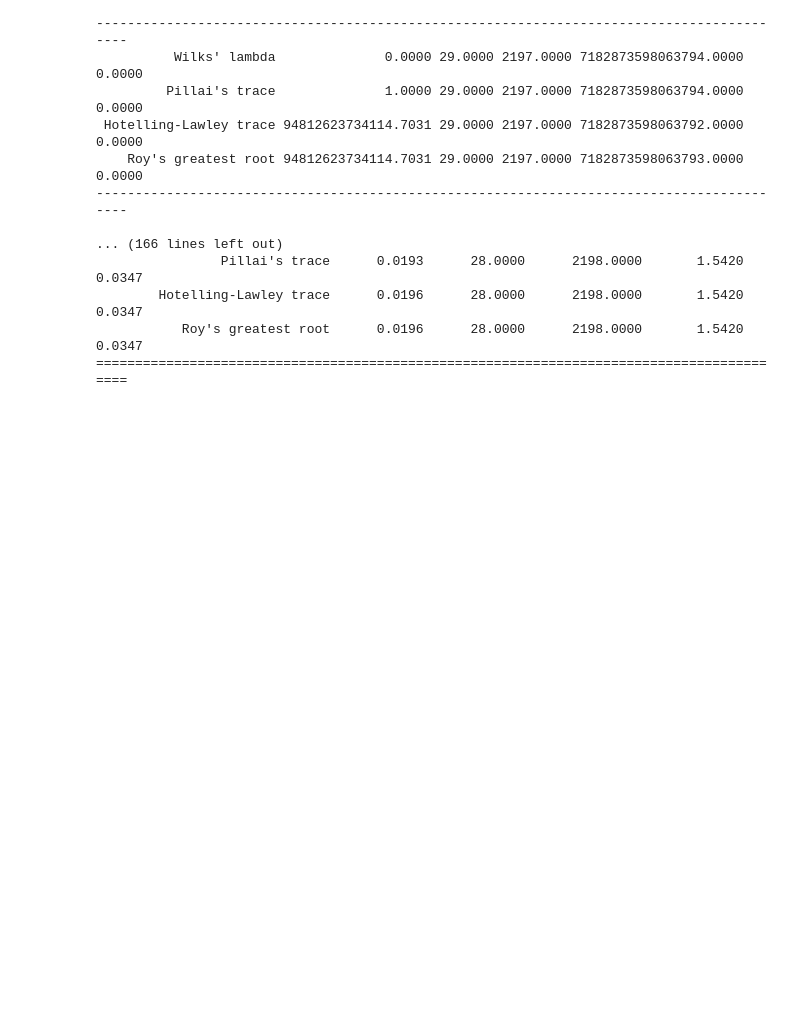
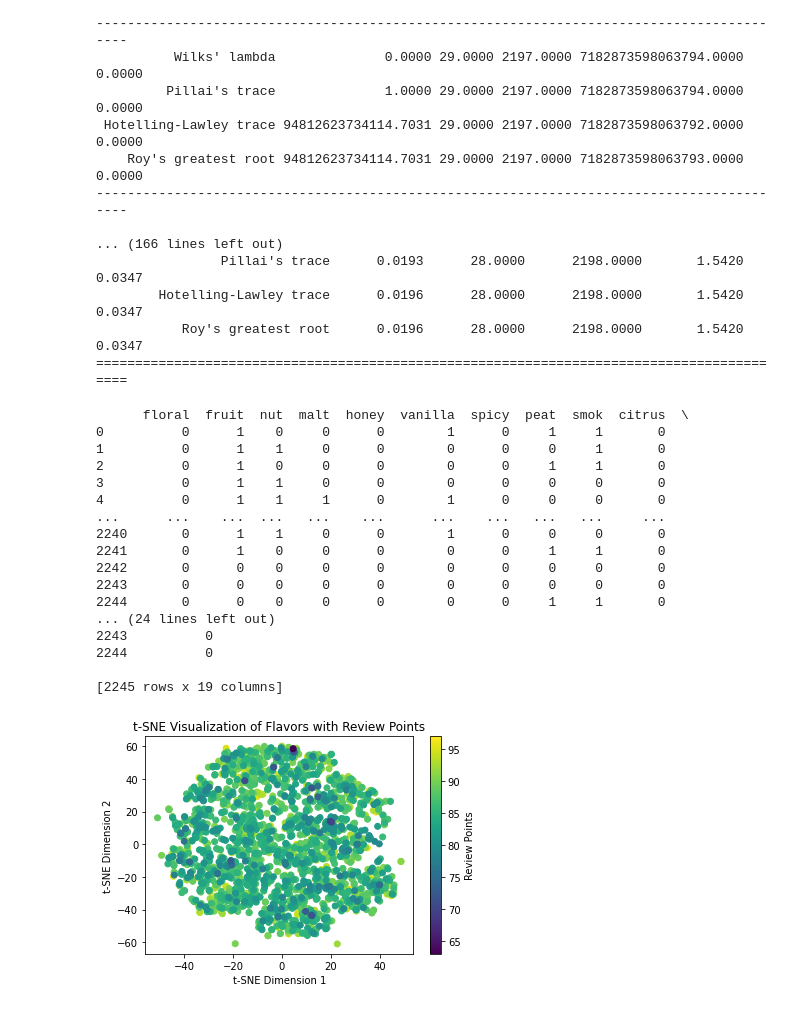
Before and after one commit to franciskoinno/whisky_analysis, a Jupyter notebook: data_analysis_whisky.ipynb, the cells around one changed output. Saved outputs shown, nothing was run; the diff lists cells and outputs as text; code cells hidden in the pictures; blank space fills up the shorter version.

```diff
--- a/data_analysis_whisky.ipynb
+++ b/data_analysis_whisky.ipynb
@@ -293,3 +293,50 @@ print(result.summary())
         Hotelling-Lawley trace      0.0196      28.0000      2198.0000       1.5420      0.0347
            Roy's greatest root      0.0196      28.0000      2198.0000       1.5420      0.0347
 ==========================================================================================
+# %%
+#t-sne
+import pandas as pd
+from sklearn.manifold import TSNE
+import matplotlib.pyplot as plt
+
+# Load the CSV data into a DataFrame
+data = pd.read_csv('whisky_data_processed.csv', encoding = "ISO-8859-1")
+
+# Extract flavor columns
+flavor_columns = ['floral', 'fruit', 'nut', 'malt', 'honey', 'vanilla', 'spicy', 'peat', 'smok', 'citrus', 'raisin', 'deep', 'complex', 'cinnamon', 'sweet', 'caramel', 'pepper', 'leather', 'chocolate']
+flavors = data[flavor_columns]
+print(flavors)
+
+# Extract review points
+review_points = data['point']
+
+# Apply t-SNE
+tsne = TSNE(n_components=2, random_state=42)
+flavors_tsne = tsne.fit_transform(flavors)
+
+# Create a scatter plot of the t-SNE embeddings, color-coded by review points
+plt.scatter(flavors_tsne[:, 0], flavors_tsne[:, 1], c=review_points, cmap='viridis')
+plt.xlabel('t-SNE Dimension 1')
+plt.ylabel('t-SNE Dimension 2')
+plt.title('t-SNE Visualization of Flavors with Review Points')
+plt.colorbar(label='Review Points')
+plt.show()
+# %% [output]
+      floral  fruit  nut  malt  honey  vanilla  spicy  peat  smok  citrus  \
+0          0      1    0     0      0        1      0     1     1       0
+1          0      1    1     0      0        0      0     0     1       0
+2          0      1    0     0      0        0      0     1     1       0
+3          0      1    1     0      0        0      0     0     0       0
+4          0      1    1     1      0        1      0     0     0       0
+...      ...    ...  ...   ...    ...      ...    ...   ...   ...     ...
+2240       0      1    1     0      0        1      0     0     0       0
+2241       0      1    0     0      0        0      0     1     1       0
+2242       0      0    0     0      0        0      0     0     0       0
+2243       0      0    0     0      0        0      0     0     0       0
+2244       0      0    0     0      0        0      0     1     1       0
+... (24 lines left out)
+2243          0
+2244          0
+
+[2245 rows x 19 columns]
+[figure, added]
```
Also changed, not shown: parts of 2 cells of this notebook.
